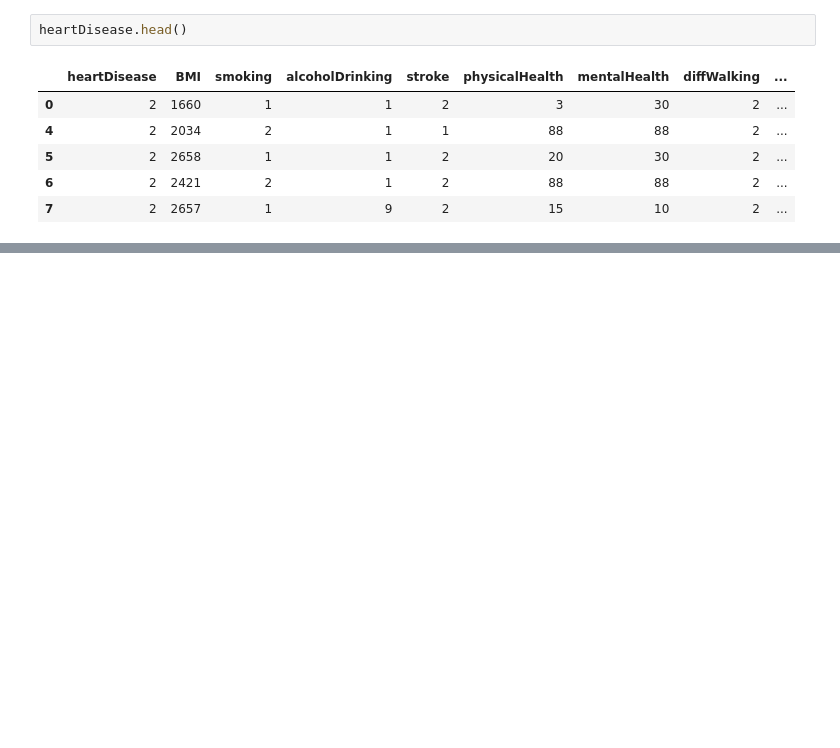
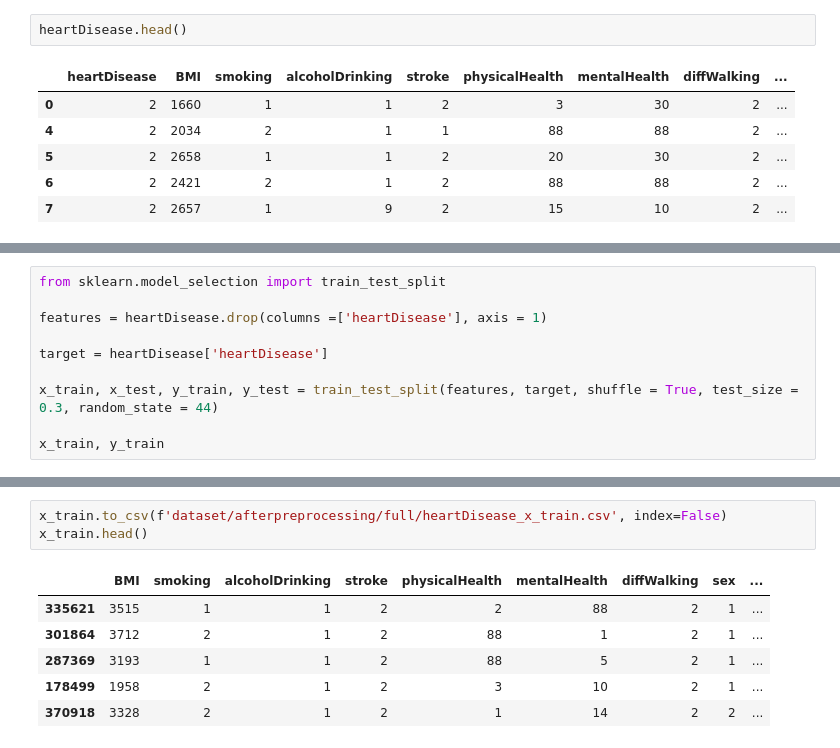
Before and after one commit to Suhyrhasan/Risk-Prediction-For-Heart-Disease, a Jupyter notebook: DatasetAfterPreprocessing.ipynb, the cells around one changed output, grey strips where cells are left out. Saved outputs shown, nothing was run; the diff lists cells and outputs as text; blank space fills up the shorter version.

Commit message:
moving train test psplit to preprocessing, saved train test as csvs, retrained models

```diff
--- a/DatasetAfterPreprocessing.ipynb
+++ b/DatasetAfterPreprocessing.ipynb
@@ -356,0 +361,10 @@ heartDisease.head()
+# %%
+from sklearn.model_selection import train_test_split
+
+features = heartDisease.drop(columns =['heartDisease'], axis = 1)
+
+target = heartDisease['heartDisease']
+
+x_train, x_test, y_train, y_test = train_test_split(features, target, shuffle = True, test_size = 0.3, random_state = 44)
+
+x_train, y_train
@@ -356,0 +389,10 @@ heartDisease.head()
+# %%
+x_train.to_csv(f'dataset/afterpreprocessing/full/heartDisease_x_train.csv', index=False)
+x_train.head()
+# %% [output]
+|  | BMI | smoking | alcoholDrinking | stroke | physicalHealth | mentalHealth | diffWalking | sex | ... |
+| 335621 | 3515 | 1 | 1 | 2 | 2 | 88 | 2 | 1 | ... |
+| 301864 | 3712 | 2 | 1 | 2 | 88 | 1 | 2 | 1 | ... |
+| 287369 | 3193 | 1 | 1 | 2 | 88 | 5 | 2 | 1 | ... |
+| 178499 | 1958 | 2 | 1 | 2 | 3 | 10 | 2 | 1 | ... |
+| 370918 | 3328 | 2 | 1 | 2 | 1 | 14 | 2 | 2 | ... |
```
Also changed, not shown: parts of 26 cells of this notebook, 16 other files.
